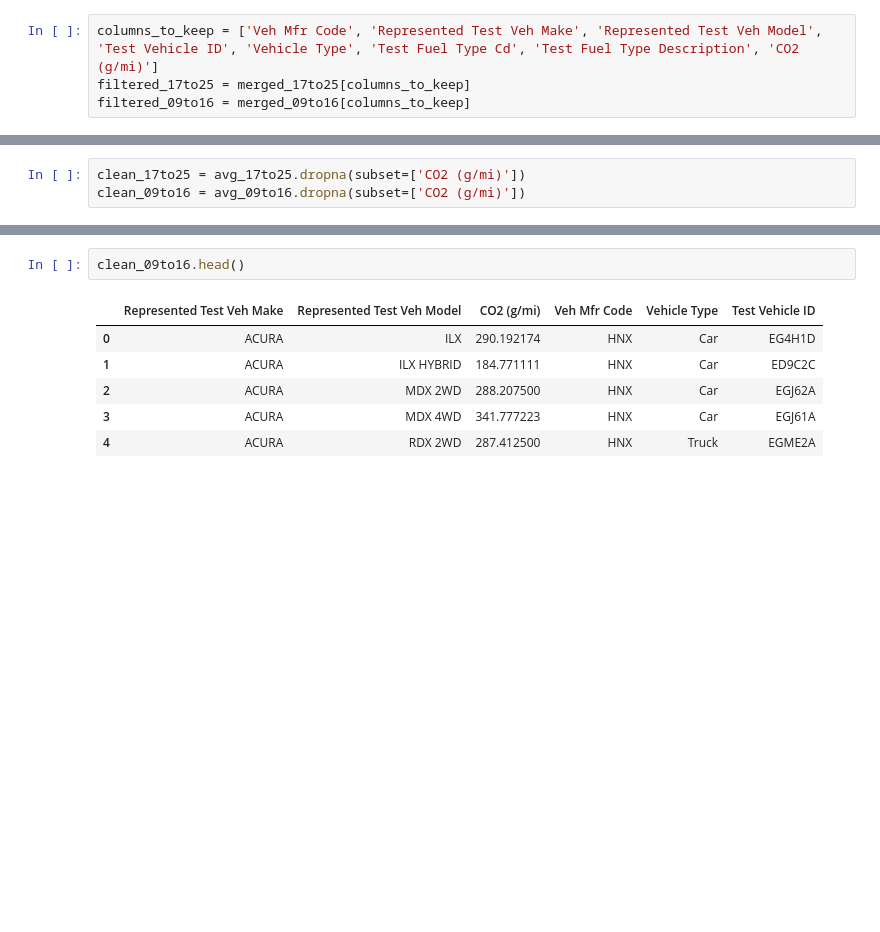
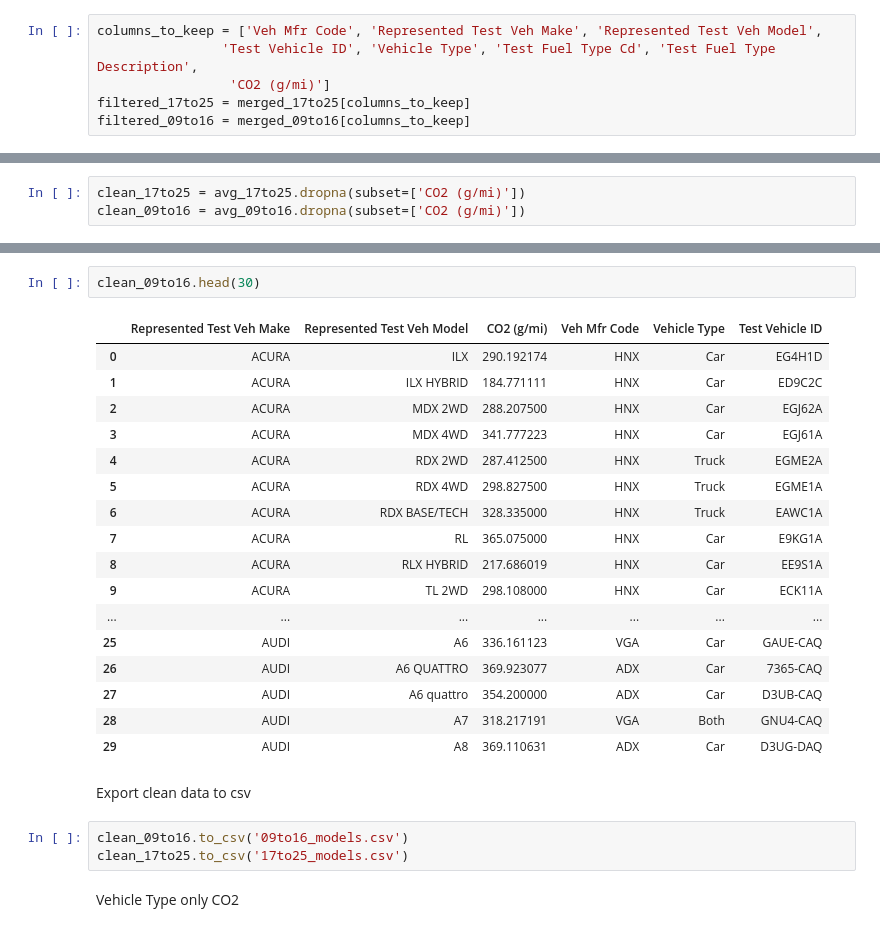
Before and after one commit to Lyquifyy/Senior-Project, a Jupyter notebook: EPA Data Cleaning/Scripts/Cleaning.ipynb, the cells around one changed output, grey strips where cells are left out. Saved outputs shown, nothing was run; the diff lists cells and outputs as text; blank space fills up the shorter version.

```diff
--- a/EPA Data Cleaning/Scripts/Cleaning.ipynb
+++ b/EPA Data Cleaning/Scripts/Cleaning.ipynb
@@ -131,7 +119,9 @@ memory usage: 15.3+ MB
 # %% [markdown]
 Filter out unnecessary columns
 # %%
-columns_to_keep = ['Veh Mfr Code', 'Represented Test Veh Make', 'Represented Test Veh Model', 'Test Vehicle ID', 'Vehicle Type', 'Test Fuel Type Cd', 'Test Fuel Type Description', 'CO2 (g/mi)']
+columns_to_keep = ['Veh Mfr Code', 'Represented Test Veh Make', 'Represented Test Veh Model',
+                'Test Vehicle ID', 'Vehicle Type', 'Test Fuel Type Cd', 'Test Fuel Type Description',
+                 'CO2 (g/mi)']
 filtered_17to25 = merged_17to25[columns_to_keep]
 filtered_09to16 = merged_09to16[columns_to_keep]
 # %%
@@ -221,9 +233,27 @@ clean_17to25.head()
 # %%
-clean_09to16.head()
+clean_09to16.head(30)
 # %% [output]
 |  | Represented Test Veh Make | Represented Test Veh Model | CO2 (g/mi) | Veh Mfr Code | Vehicle Type | Test Vehicle ID |
 | 0 | ACURA | ILX | 290.192174 | HNX | Car | EG4H1D |
 | 1 | ACURA | ILX HYBRID | 184.771111 | HNX | Car | ED9C2C |
 | 2 | ACURA | MDX 2WD | 288.207500 | HNX | Car | EGJ62A |
 | 3 | ACURA | MDX 4WD | 341.777223 | HNX | Car | EGJ61A |
 | 4 | ACURA | RDX 2WD | 287.412500 | HNX | Truck | EGME2A |
+| 5 | ACURA | RDX 4WD | 298.827500 | HNX | Truck | EGME1A |
+| 6 | ACURA | RDX BASE/TECH | 328.335000 | HNX | Truck | EAWC1A |
+| 7 | ACURA | RL | 365.075000 | HNX | Car | E9KG1A |
+| 8 | ACURA | RLX HYBRID | 217.686019 | HNX | Car | EE9S1A |
+| 9 | ACURA | TL 2WD | 298.108000 | HNX | Car | ECK11A |
+| ... | ... | ... | ... | ... | ... | ... |
+| 25 | AUDI | A6 | 336.161123 | VGA | Car | GAUE-CAQ |
+| 26 | AUDI | A6 QUATTRO | 369.923077 | ADX | Car | 7365-CAQ |
+| 27 | AUDI | A6 quattro | 354.200000 | ADX | Car | D3UB-CAQ |
+| 28 | AUDI | A7 | 318.217191 | VGA | Both | GNU4-CAQ |
+| 29 | AUDI | A8 | 369.110631 | ADX | Car | D3UG-DAQ |
+# %% [markdown]
+Export clean data to csv
+# %%
+clean_09to16.to_csv('09to16_models.csv')
+clean_17to25.to_csv('17to25_models.csv')
+# %% [markdown]
+Vehicle Type only CO2
```
Also changed, not shown: parts of 14 cells of this notebook, 5 other files.
